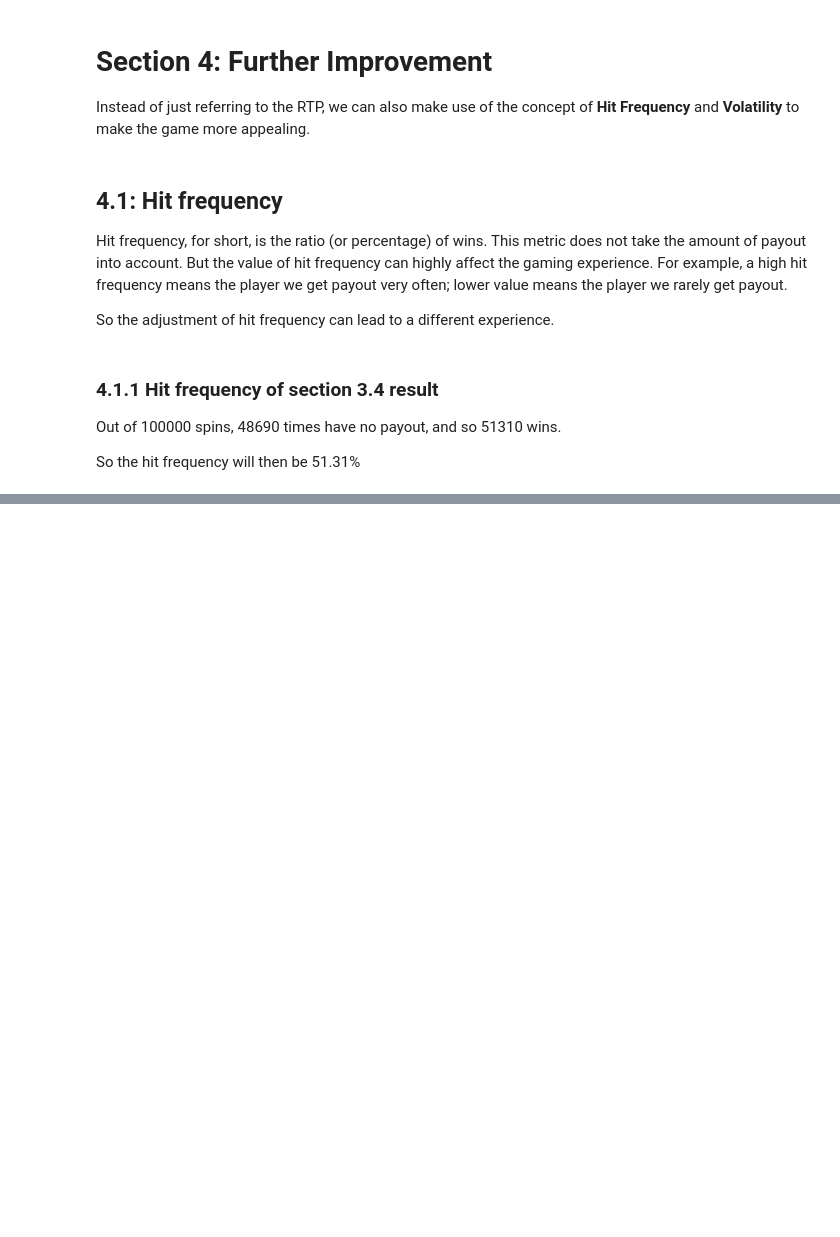
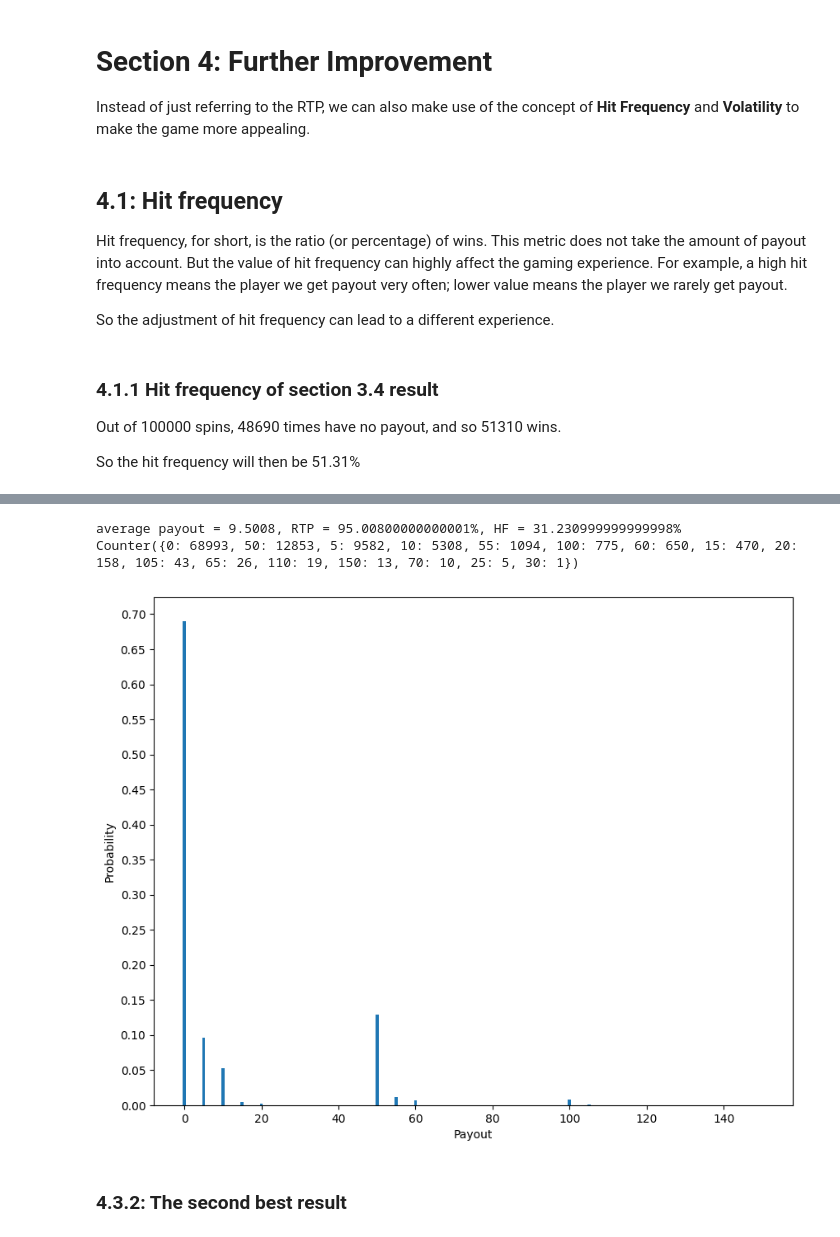
Before and after one commit to davidklhui/others, a Jupyter notebook: Discussion_of_basic_3x3_Slot_design.ipynb, the cells around one changed output, grey strips where cells are left out. Saved outputs shown, nothing was run; the diff lists cells and outputs as text; code cells hidden in the pictures; blank space fills up the shorter version.

```diff
--- a/Discussion_of_basic_3x3_Slot_design.ipynb
+++ b/Discussion_of_basic_3x3_Slot_design.ipynb
@@ -778,0 +866,2 @@ x2 = SlotSim2(300, 10000, 10)
+# %%
+config_best2 = x2.results[268]
@@ -778,0 +900,40 @@ x2 = SlotSim2(300, 10000, 10)
+# %%
+ttl2 = 0
+win2 = 0
+N=100000
+for i in range(N):
+  xx = config_best2.slot.spin()
+  yy = [payout(payline[0], payline[1], payline[2]) for payline in xx]
+
+  ttl2 = ttl2 + sum(yy)
+  if sum(yy) > 0:
+    win2 = win2 + 1
+#  print(f"result: {yy}, payout: {sum(yy)}")
+
+print(f"average payout = {ttl2 / N}, RTP = {ttl2/N / 10 * 100}%, HF = {win2/N * 100}%")
+
+
+the_list2 = [0]*N
+
+for i in range(N):
+  xx = config_best2.slot.spin()
+  yy = [payout(payline[0], payline[1], payline[2]) for payline in xx]
+  the_list2[i] = sum(yy)
+#  print(f"result: {yy}, payout: {sum(yy)}")
+
+
+print(f"{Counter(the_list2)}")
+
+
+plt.figure(figsize=(10,8))
+plt.bar(list(Counter(the_list2).keys()), list(map(lambda x: x/N, list(Counter(the_list2).values()))))
+plt.xlabel("Payout")
+plt.ylabel("Probability")
+plt.yticks(np.arange(0, max(list(map(lambda x: x/N, list(Counter(the_list2).values()))))+0.05, 0.05))
+plt.show()
+# %% [output]
+average payout = 9.5008, RTP = 95.00800000000001%, HF = 31.230999999999998%
+Counter({0: 68993, 50: 12853, 5: 9582, 10: 5308, 55: 1094, 100: 775, 60: 650, 15: 470, 20: 158, 105: 43, 65: 26, 110: 19, 150: 13, 70: 10, 25: 5, 30: 1})
+[figure, added]
+# %% [markdown]
+### 4.3.2: The second best result
```
Also changed, not shown: parts of 37 cells of this notebook.
